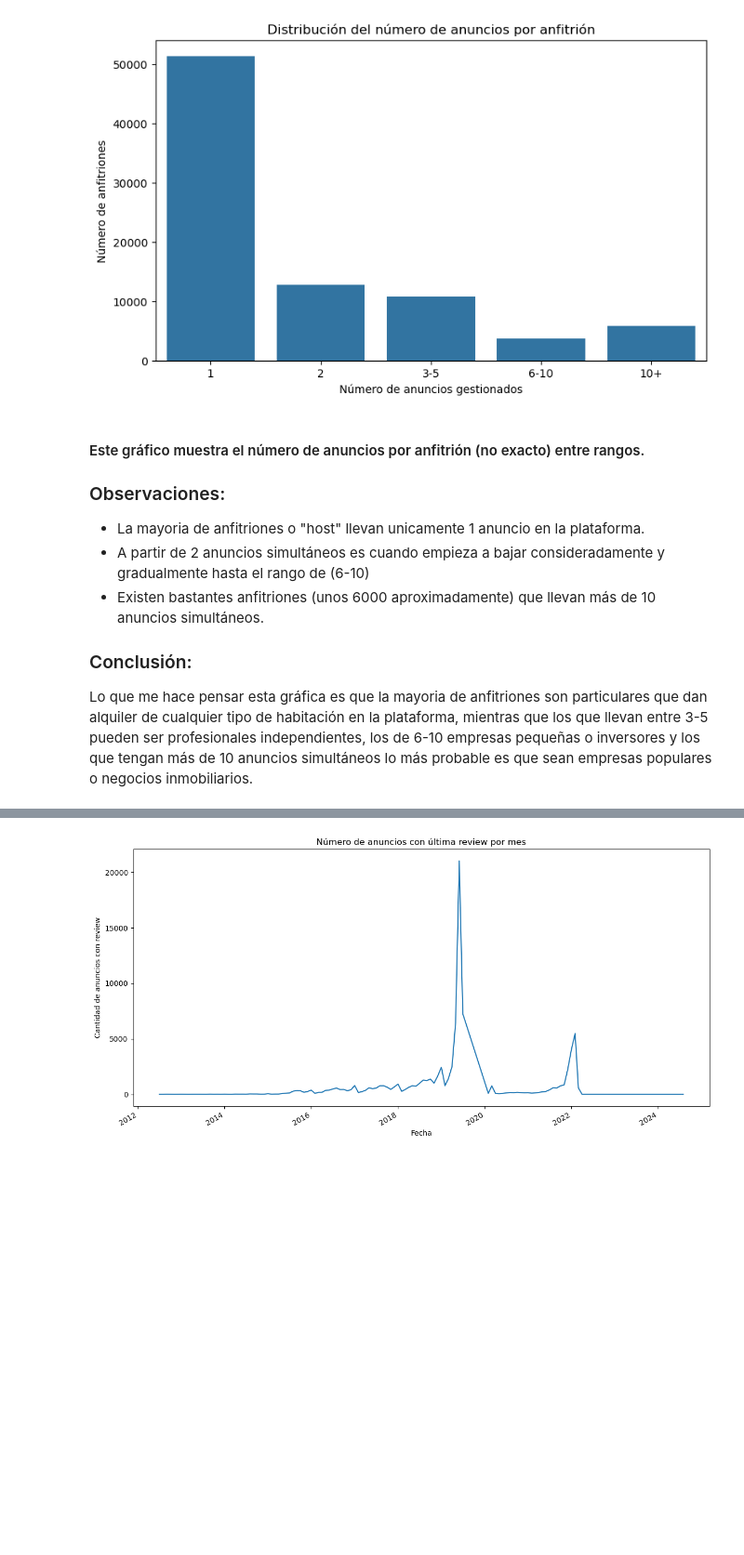
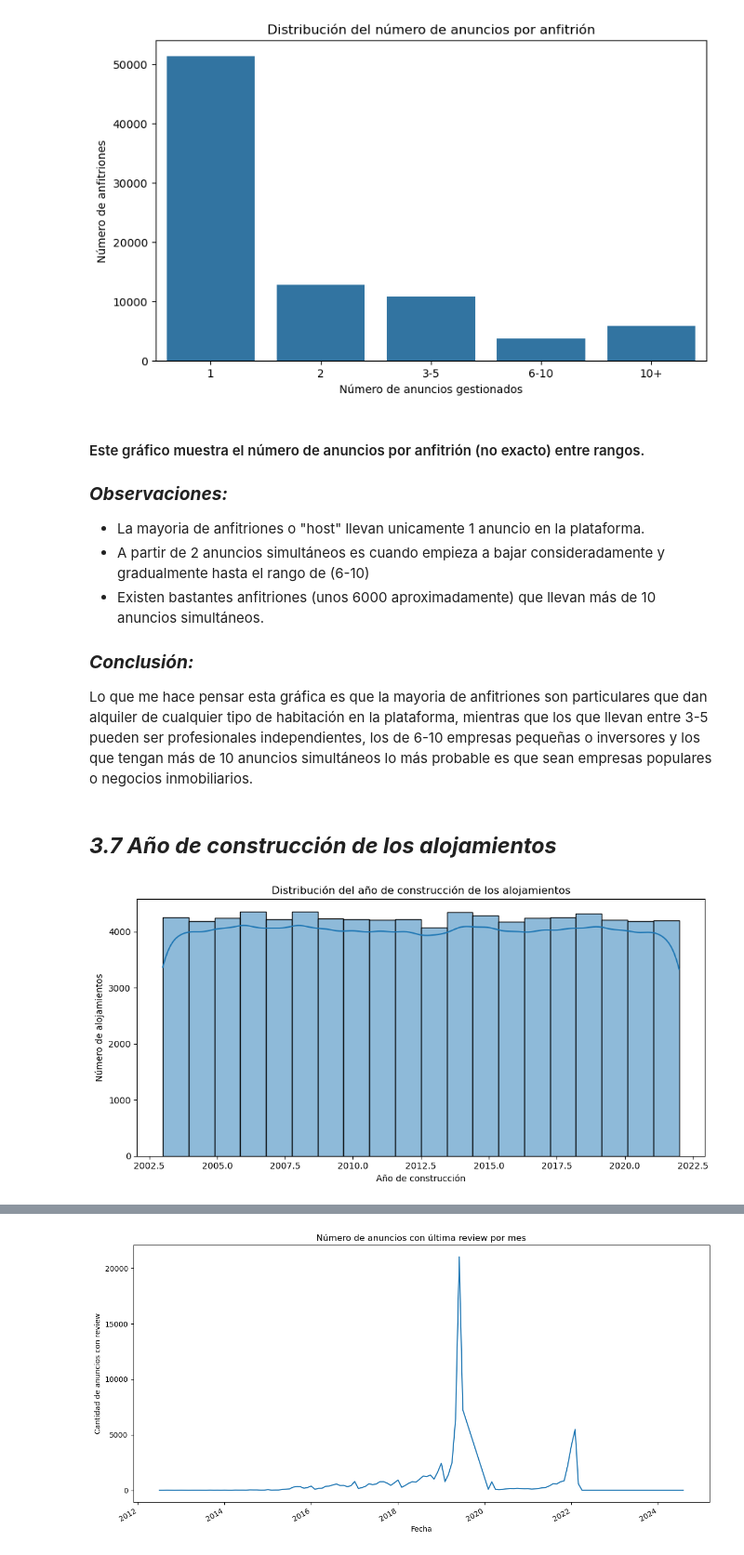
Before and after one commit to OscarFdz24/ProyectoEDA_Airbnb_Evolve, a Jupyter notebook: notebooks/03_Data_VisualizationEDA.ipynb, the cells around one changed output, grey strips where cells are left out. Shown at 93% size. Cells and saved outputs as stored; diff of their text form; code cells hidden in the pictures; blank space fills up the shorter version.

```diff
--- a/notebooks/03_Data_VisualizationEDA.ipynb
+++ b/notebooks/03_Data_VisualizationEDA.ipynb
@@ -283,9 +339,21 @@ plt.show()
 [figure]
 # %% [markdown]
 #### Este gráfico muestra el número de anuncios por anfitrión (no exacto) entre rangos.
-### Observaciones:
+### ***Observaciones:***
 - La mayoria de anfitriones o "host" llevan unicamente 1 anuncio en la plataforma.
 - A partir de 2 anuncios simultáneos es cuando empieza a bajar consideradamente y gradualmente hasta el rango de (6-10)
 - Existen bastantes anfitriones (unos 6000 aproximadamente) que llevan más de 10 anuncios simultáneos.
-### Conclusión:
+### ***Conclusión:***
 Lo que me hace pensar esta gráfica es que la mayoria de anfitriones son particulares que dan alquiler de cualquier tipo de habitación en la plataforma, mientras que los que llevan entre 3-5 pueden ser profesionales independientes, los de 6-10 empresas pequeñas o inversores y los que tengan más de 10 anuncios simultáneos lo más probable es que sean empresas populares o negocios inmobiliarios.
+# %% [markdown]
+## ***3.7 Año de construcción de los alojamientos***
+# %%
+plt.figure(figsize=(10,5))
+sns.histplot(data=df_airbnb, x="construction_year", bins=20, kde=True)
+plt.title("Distribución del año de construcción de los alojamientos")
+plt.xlabel("Año de construcción")
+plt.ylabel("Número de alojamientos")
+plt.tight_layout()
+plt.show()
+# %% [output]
+[figure, added]
```
Also changed, not shown: parts of 35 cells of this notebook, 1 other file.
